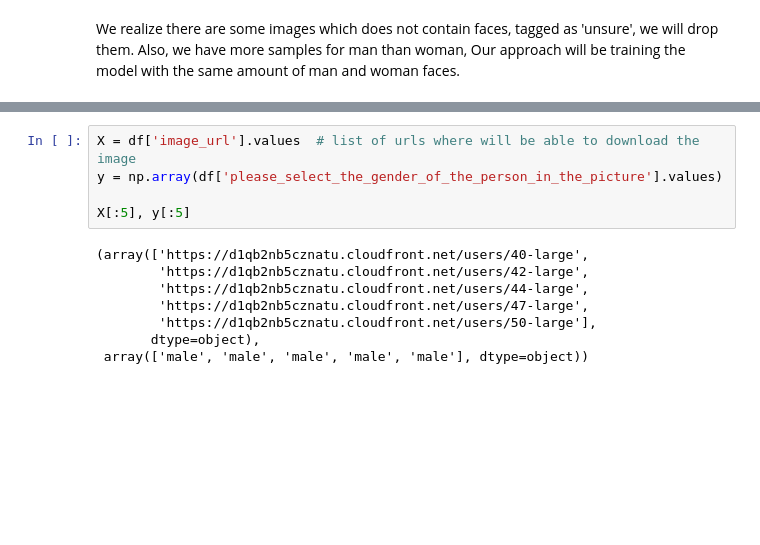
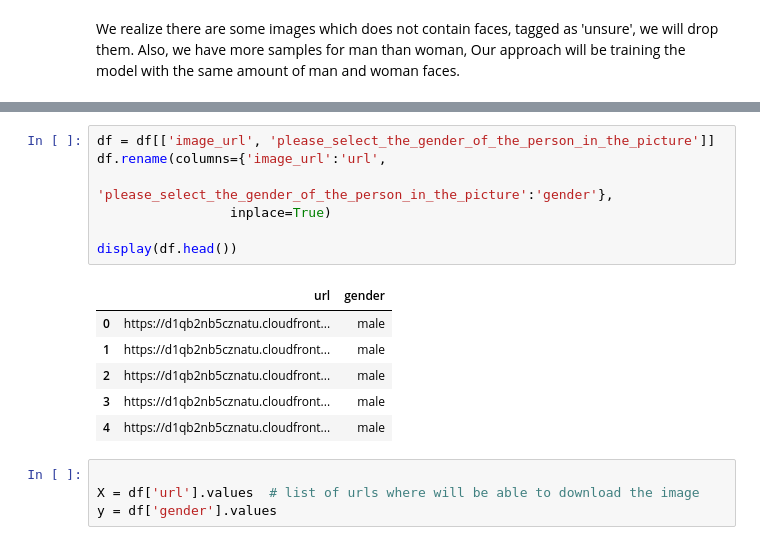
Before and after one commit to Ang3lino/mlnn, a Jupyter notebook: projects/2/gender_classification.ipynb, the cells around one changed output, grey strips where cells are left out. Drawn from its saved outputs; the diff is of its cells as text; blank space fills up the shorter version.

```diff
--- a/projects/2/gender_classification.ipynb
+++ b/projects/2/gender_classification.ipynb
@@ -80,15 +89,20 @@ display('''Lenght without "unsure" labels''', df.shape)
 'Lenght without "unsure" labels'
 (54962, 10)
+# %%
+df = df[['image_url', 'please_select_the_gender_of_the_person_in_the_picture']]
+df.rename(columns={'image_url':'url',
+                          'please_select_the_gender_of_the_person_in_the_picture':'gender'},
+                 inplace=True)
+
+display(df.head())
+# %% [output]
+|  | url | gender |
+| 0 | https://d1qb2nb5cznatu.cloudfront... | male |
+| 1 | https://d1qb2nb5cznatu.cloudfront... | male |
+| 2 | https://d1qb2nb5cznatu.cloudfront... | male |
+| 3 | https://d1qb2nb5cznatu.cloudfront... | male |
+| 4 | https://d1qb2nb5cznatu.cloudfront... | male |
 # %%
-X = df['image_url'].values  # list of urls where will be able to download the image
-y = np.array(df['please_select_the_gender_of_the_person_in_the_picture'].values)
 
-X[:5], y[:5]
+X = df['url'].values  # list of urls where will be able to download the image
+y = df['gender'].values
-# %% [output]
-(array(['https://d1qb2nb5cznatu.cloudfront.net/users/40-large',
-        'https://d1qb2nb5cznatu.cloudfront.net/users/42-large',
-        'https://d1qb2nb5cznatu.cloudfront.net/users/44-large',
-        'https://d1qb2nb5cznatu.cloudfront.net/users/47-large',
-        'https://d1qb2nb5cznatu.cloudfront.net/users/50-large'],
-       dtype=object),
- array(['male', 'male', 'male', 'male', 'male'], dtype=object))
```
Also changed, not shown: parts of 29 cells of this notebook.
